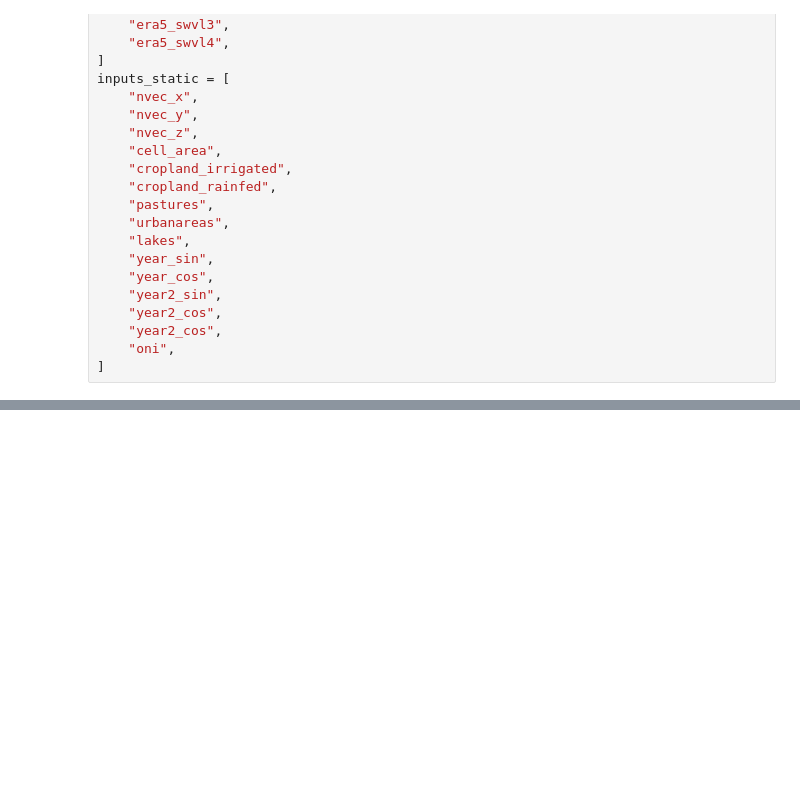
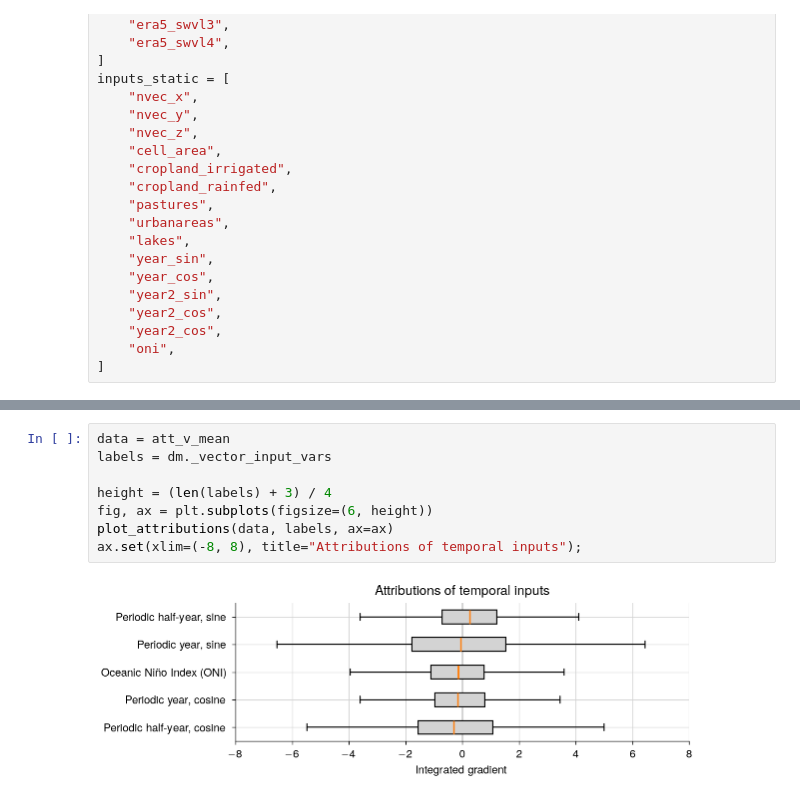
Before and after one commit to lqgentner/deeprec, a Jupyter notebook: notebooks/31-additional-analysis/feature-importance.ipynb, the cells around one changed output, grey strips where cells are left out. Drawn from its saved outputs; the diff is of its cells as text; blank space fills up the shorter version.

```diff
--- a/notebooks/31-additional-analysis/feature-importance.ipynb
+++ b/notebooks/31-additional-analysis/feature-importance.ipynb
@@ -279,0 +398,10 @@ oni                 : -0.7284
+# %%
+data = att_v_mean
+labels = dm._vector_input_vars
+
+height = (len(labels) + 3) / 4
+fig, ax = plt.subplots(figsize=(6, height))
+plot_attributions(data, labels, ax=ax)
+ax.set(xlim=(-8, 8), title="Attributions of temporal inputs");
+# %% [output]
+[figure, added]
```
Also changed, not shown: parts of 44 cells of this notebook.
